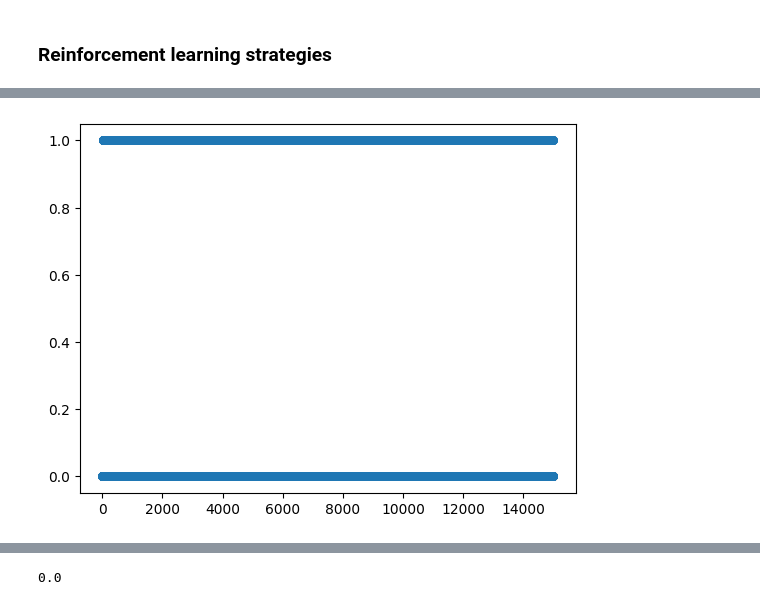
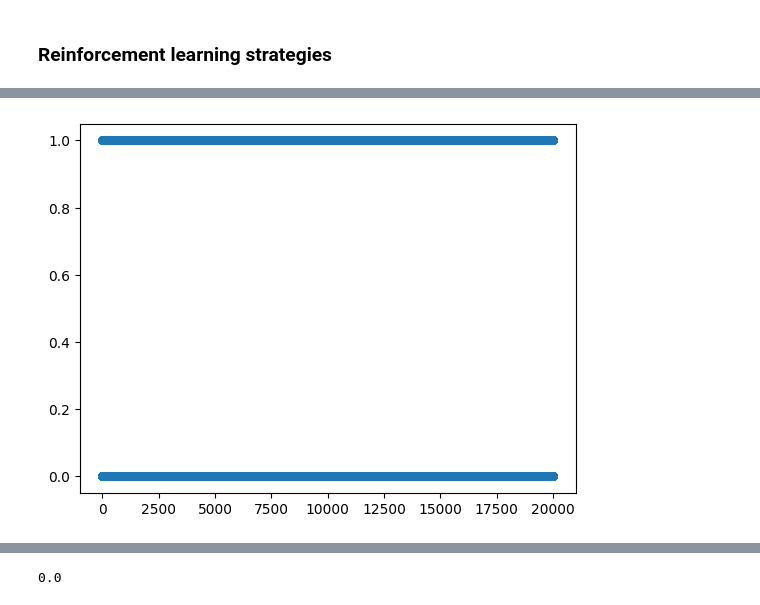
Before and after one commit to gabbiurlaro/computational-intelligence-22-23, a Jupyter notebook: lab3/lab_3.4.ipynb, the cells around one changed output, grey strips where cells are left out. Saved outputs shown, nothing was run; the diff lists cells and outputs as text; code cells hidden in the pictures.

```diff
--- a/lab3/lab_3.4.ipynb
+++ b/lab3/lab_3.4.ipynb
@@ -166,10 +67,10 @@ class Agent():
         self.state_history.append((state, reward))
 
     def learn(self):
-        # target = 0
+        target = 0
         for prev, reward in reversed(self.state_history):
-            self.G[prev] = (1 - self.alpha)*self.G[prev] + self.alpha * (reward - self.G[prev])
-            # target += reward
+            self.G[prev] = self.G[prev] + self.alpha * (target - self.G[prev])
+            target += reward
         self.state_history = []
         self.random_factor -= 10e-5  # decrease random factor each episode of play
 
@@ -179,23 +80,43 @@ class Agent():
             # print(f"Choosen action: {action}")
             return Nimply(action[0], action[1])
         return agent_strategy
+# %%
+NUM_MATCHES = 50
+NIM_SIZE = 6
+
+def evaluate_against(strategy: Callable, against: Callable) -> float:
+    opponent = (strategy, against)
+    won = 0
+    for _ in range(NUM_MATCHES):
+        nim = Nim(NIM_SIZE)
+        player = 0
+        while nim:
+            # logging.debug(nim)
+            ply = opponent[player](nim)
+            nim.nimming(ply)
+            player = 1 - player
+        if player == 1: # winner is the zero
+            won += 1
+        # logging.debug(f"player {1 - player} has won.")
+    return won / NUM_MATCHES
 # %% [markdown]
 ### Reinforcement learning strategies
 # %%
 # Costants
-NUM_EPOCHS = 15000
-NIM_SIZE_learn = 7
-OPPONENTS = [aggressive] * 10 + [optimal_strategy]
+NUM_EPOCHS = 20000
+NIM_SIZE_learn = 6
+OPPONENTS = [pure_random] * 5 + [aggressive] * 14  + [optimal_strategy]
 
 # Create the agent
 game = Nim(NIM_SIZE_learn)
-agent = Agent(game, alpha=0.15, random_factor=.2)
+agent = Agent(game, random_factor=0.2)
 
 states = agent.G
 # %%
 # for state in states:
 #     print(f"{state}: {states[state]}")
 win_logs = []
+scores = []
 for i in range(NUM_EPOCHS):
     # logging.debug(f"Starting the game #{i}")
     current_game = Nim(NIM_SIZE_learn)
@@ -218,6 +139,10 @@ for i in range(NUM_EPOCHS):
     win_logs.append(winner)
     # logging.debug(f"The game ended. Player {winner} wins")
     agent.learn()
+    if i % 500 == 0:
+        score = evaluate_against(agent.get_strategy(), OPPONENT)
+        scores.append(score)
+        print(f"#{i}: {score}")
 
 
 agent_strategy = agent.get_strategy()
@@ -243,5 +167,5 @@ def evaluate_against(strategy: Callable, against: Callable) -> float:
 # %%
-plt.scatter(range(NUM_EPOCHS), win_logs, marker='o', linewidths=.2, edgecolors=None)
+plt.scatter(range(len(win_logs)), win_logs, marker='o', linewidths=.2, edgecolors=None)
 plt.show()
 # %% [output]
-[figure, old version]
+[figure, new version]
```
Also changed, not shown: parts of 10 cells of this notebook, 4 other files.
